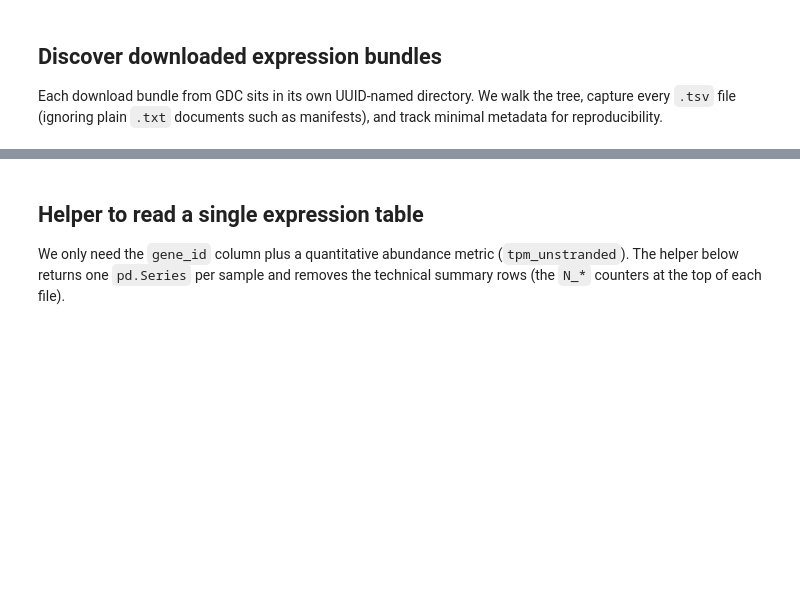
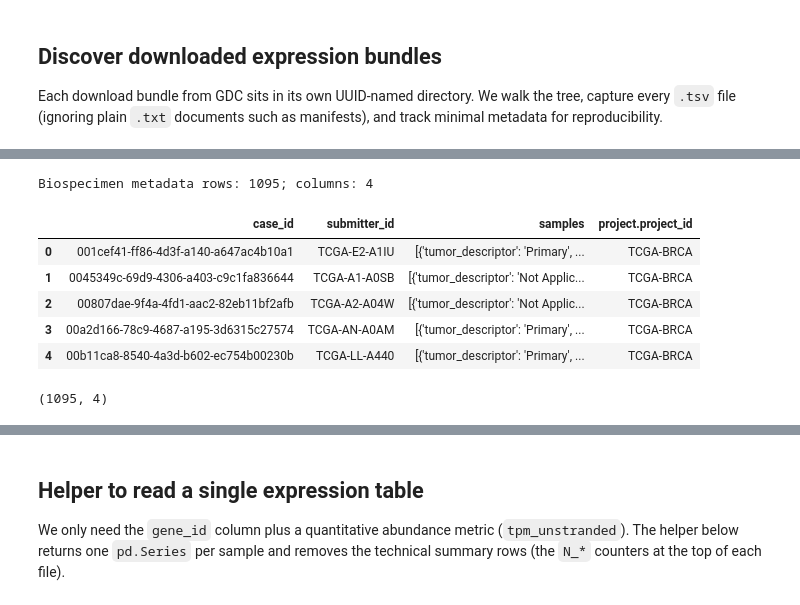
Before and after one commit to sarthak-arora1997/tcga-brca-multiomics-subtyping, a Jupyter notebook: notebooks/01_download_and_organize_data.ipynb, the cells around one changed output, grey strips where cells are left out. Cells and saved outputs as stored; diff of their text form; code cells hidden in the pictures; blank space fills up the shorter version.

```diff
--- a/notebooks/01_download_and_organize_data.ipynb
+++ b/notebooks/01_download_and_organize_data.ipynb
@@ -87,0 +138,20 @@ Discovered 1197 expression TSV files.
+# %%
+# Load biospecimen cart metadata (JSON)
+biospecimen_metadata_path = PROJECT_ROOT / 'data' / 'raw' / 'clinical data' / 'biospecimen.cart.2025-12-07.json'
+with biospecimen_metadata_path.open() as fh:
+    biospecimen_metadata_records = json.load(fh)
+biospecimen_metadata_df = pd.json_normalize(biospecimen_metadata_records)
+print(f'Biospecimen metadata rows: {len(biospecimen_metadata_df)}; columns: {biospecimen_metadata_df.shape[1]}')
+biospecimen_metadata_df.head()
+# %% [output]
+Biospecimen metadata rows: 1095; columns: 4
+|  | case_id | submitter_id | samples | project.project_id |
+| 0 | 001cef41-ff86-4d3f-a140-a647ac4b10a1 | TCGA-E2-A1IU | [{'tumor_descriptor': 'Primary', ... | TCGA-BRCA |
+| 1 | 0045349c-69d9-4306-a403-c9c1fa836644 | TCGA-A1-A0SB | [{'tumor_descriptor': 'Not Applic... | TCGA-BRCA |
+| 2 | 00807dae-9f4a-4fd1-aac2-82eb11bf2afb | TCGA-A2-A04W | [{'tumor_descriptor': 'Not Applic... | TCGA-BRCA |
+| 3 | 00a2d166-78c9-4687-a195-3d6315c27574 | TCGA-AN-A0AM | [{'tumor_descriptor': 'Primary', ... | TCGA-BRCA |
+| 4 | 00b11ca8-8540-4a3d-b602-ec754b00230b | TCGA-LL-A440 | [{'tumor_descriptor': 'Primary', ... | TCGA-BRCA |
+# %%
+biospecimen_metadata_df.shape
+# %% [output]
+(1095, 4)
```
Also changed, not shown: parts of 17 cells of this notebook.
